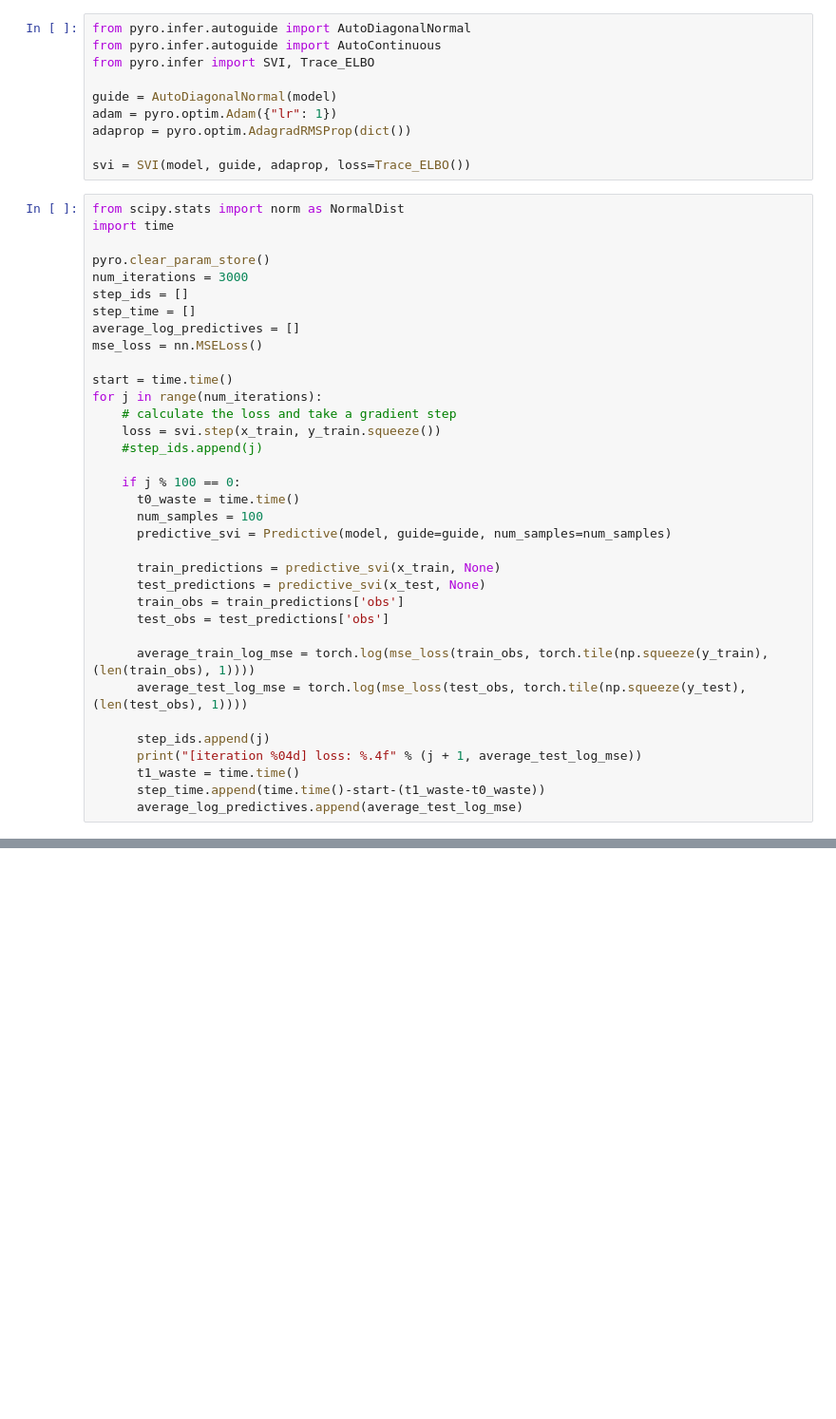
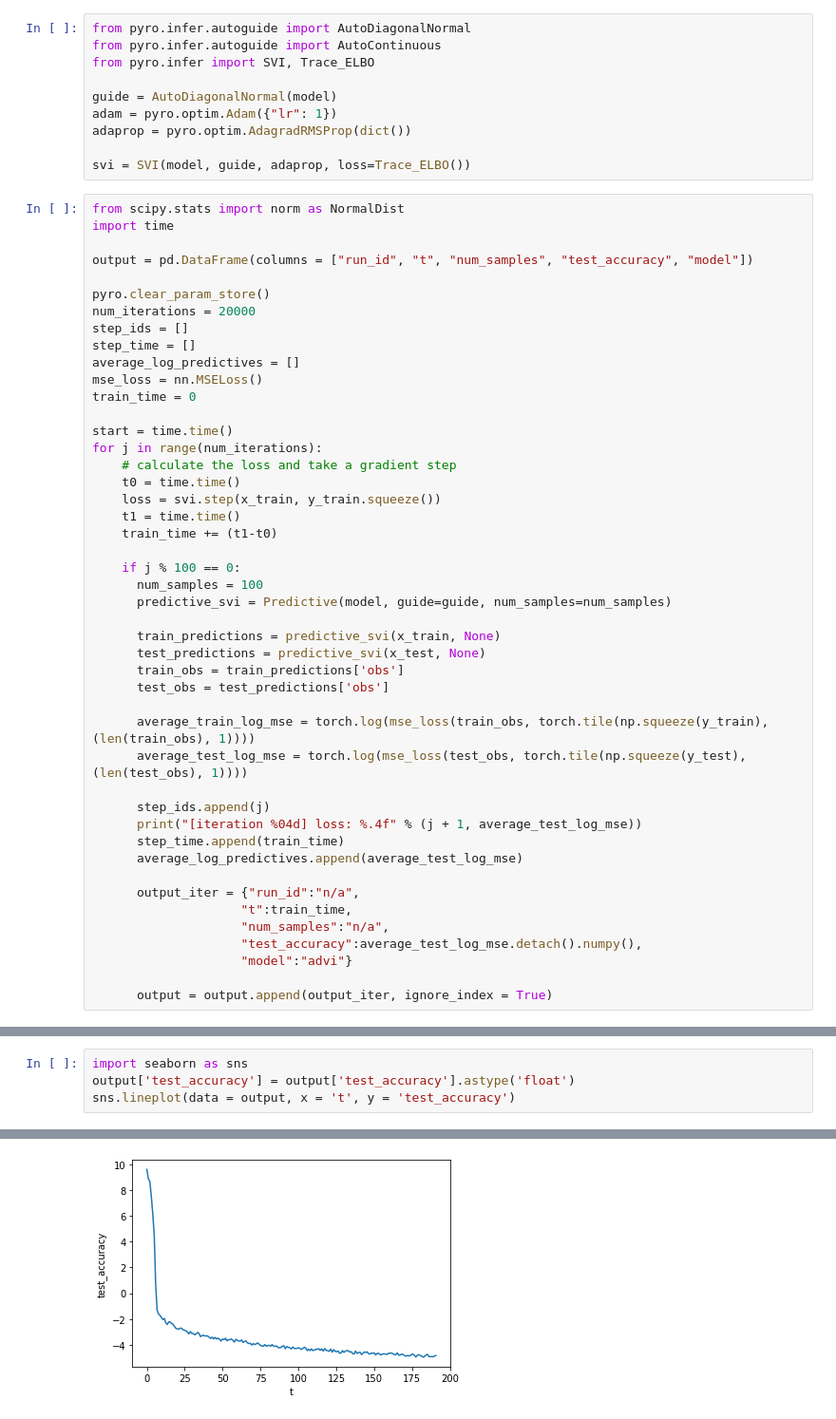
Before and after one commit to lorenzkuhn/advi, a Jupyter notebook: ARD.ipynb, the cells around one changed output, grey strips where cells are left out. Shown at 95% size. Drawn from its saved outputs; the diff is of its cells as text; blank space fills up the shorter version.

```diff
--- a/ARD.ipynb
+++ b/ARD.ipynb
@@ -100,21 +100,25 @@ svi = SVI(model, guide, adaprop, loss=Trace_ELBO())
 from scipy.stats import norm as NormalDist
 import time
 
+output = pd.DataFrame(columns = ["run_id", "t", "num_samples", "test_accuracy", "model"])
+
 pyro.clear_param_store()
-num_iterations = 3000
+num_iterations = 20000
 step_ids = []
 step_time = []
 average_log_predictives = []
 mse_loss = nn.MSELoss()
+train_time = 0
 
 start = time.time()
 for j in range(num_iterations):
     # calculate the loss and take a gradient step
+    t0 = time.time()
     loss = svi.step(x_train, y_train.squeeze())
-    #step_ids.append(j)
+    t1 = time.time()
+    train_time += (t1-t0)
 
     if j % 100 == 0:
-      t0_waste = time.time()
       num_samples = 100
       predictive_svi = Predictive(model, guide=guide, num_samples=num_samples)
 
@@ -128,7 +132,14 @@ for j in range(num_iterations):
 
       step_ids.append(j)
       print("[iteration %04d] loss: %.4f" % (j + 1, average_test_log_mse))
-      t1_waste = time.time()
-      step_time.append(time.time()-start-(t1_waste-t0_waste))
+      step_time.append(train_time)
       average_log_predictives.append(average_test_log_mse)
+
+      output_iter = {"run_id":"n/a",
+                    "t":train_time,
+                    "num_samples":"n/a",
+                    "test_accuracy":average_test_log_mse.detach().numpy(),
+                    "model":"advi"}
+
+      output = output.append(output_iter, ignore_index = True)
 # %% [output]
@@ -158,0 +163,5 @@ Text(0, 0.5, 'Average log predictive MSE')
+# %%
+import seaborn as sns
+output['test_accuracy'] = output['test_accuracy'].astype('float')
+sns.lineplot(data = output, x = 't', y = 'test_accuracy')
+# %% [output]
@@ -159,3 +169,4 @@ Text(0, 0.5, 'Average log predictive MSE')
+[figure, added]
 # %%
 from pyro.infer import MCMC, NUTS, HMC
 pyro.clear_param_store()
```
Also changed, not shown: parts of 17 cells of this notebook.
